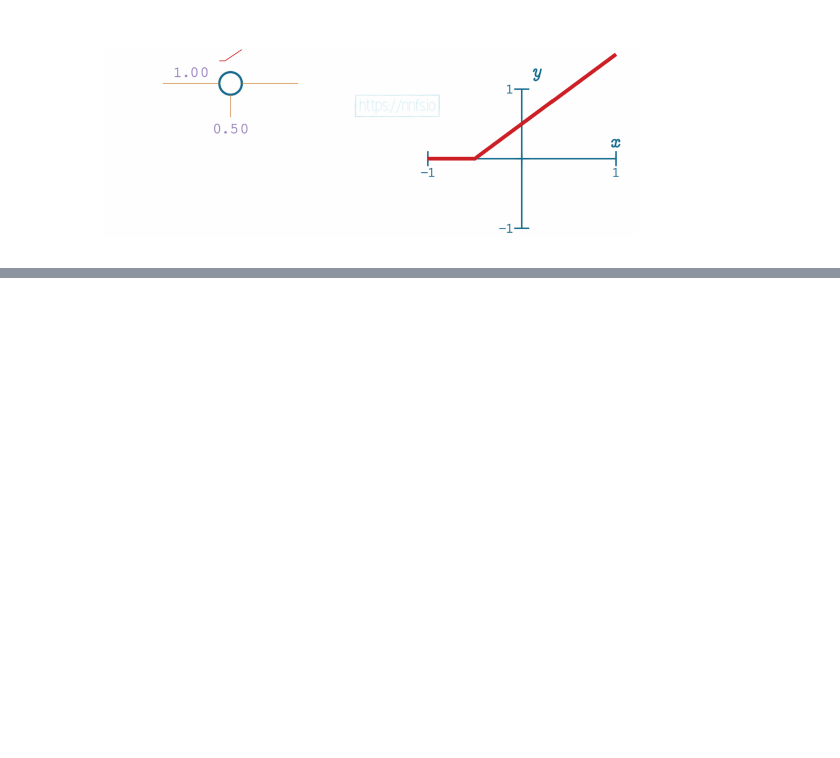
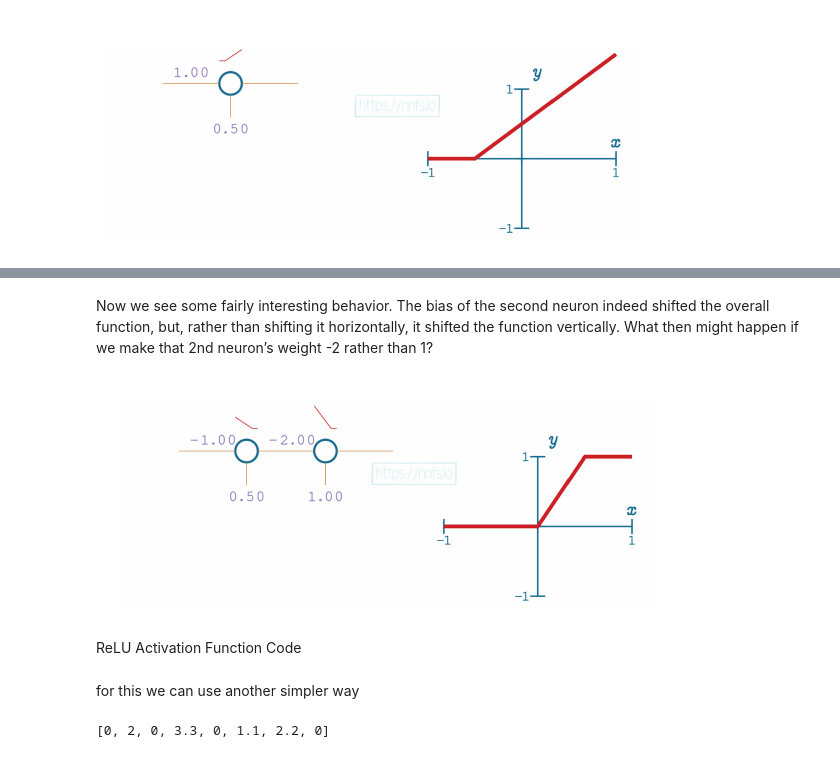
Before and after one commit to charu11/Neural-Networks-from-Scratch, a Jupyter notebook: Neural_networks_from_scratch.ipynb, the cells around one changed output, grey strips where cells are left out. Drawn from its saved outputs; the diff is of its cells as text; code cells hidden in the pictures; blank space fills up the shorter version.

```diff
--- a/Neural_networks_from_scratch.ipynb
+++ b/Neural_networks_from_scratch.ipynb
@@ -465,0 +527,10 @@ Image('/content/drive/MyDrive/Neural Networks from Scratch/relu3.PNG')
+# %% [markdown]
+Now we see some fairly interesting behavior. The bias of the second neuron indeed shifted the
+overall function, but, rather than shifting it horizontally, it shifted the function vertically. What
+then might happen if we make that 2nd neuron’s weight -2 rather than 1?
+# %%
+Image('/content/drive/MyDrive/Neural Networks from Scratch/relu7.PNG')
+# %% [output]
+[figure, added]
+# %% [markdown]
+ReLU Activation Function Code
@@ -465,0 +541,2 @@ Image('/content/drive/MyDrive/Neural Networks from Scratch/relu3.PNG')
+# %% [markdown]
+for this we can use another simpler way
@@ -465,0 +548,4 @@ Image('/content/drive/MyDrive/Neural Networks from Scratch/relu3.PNG')
+# %%
+outputs
+# %% [output]
+[0, 2, 0, 3.3, 0, 1.1, 2.2, 0]
```
Also changed, not shown: parts of 20 cells of this notebook.
